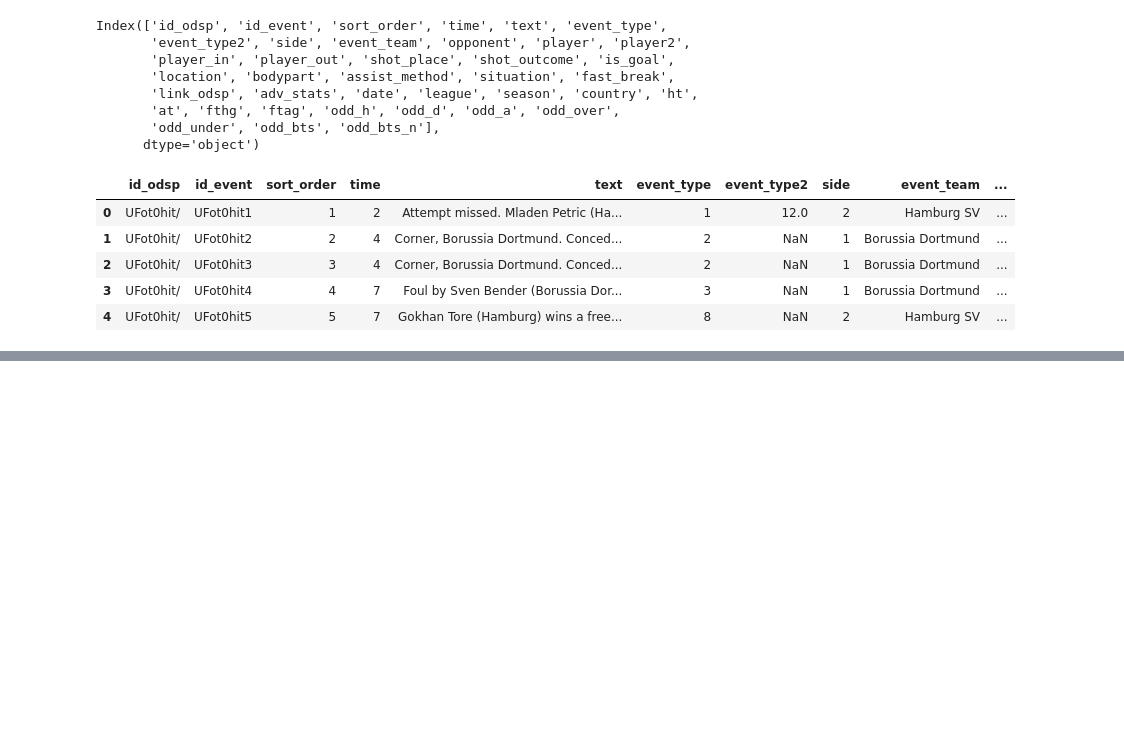
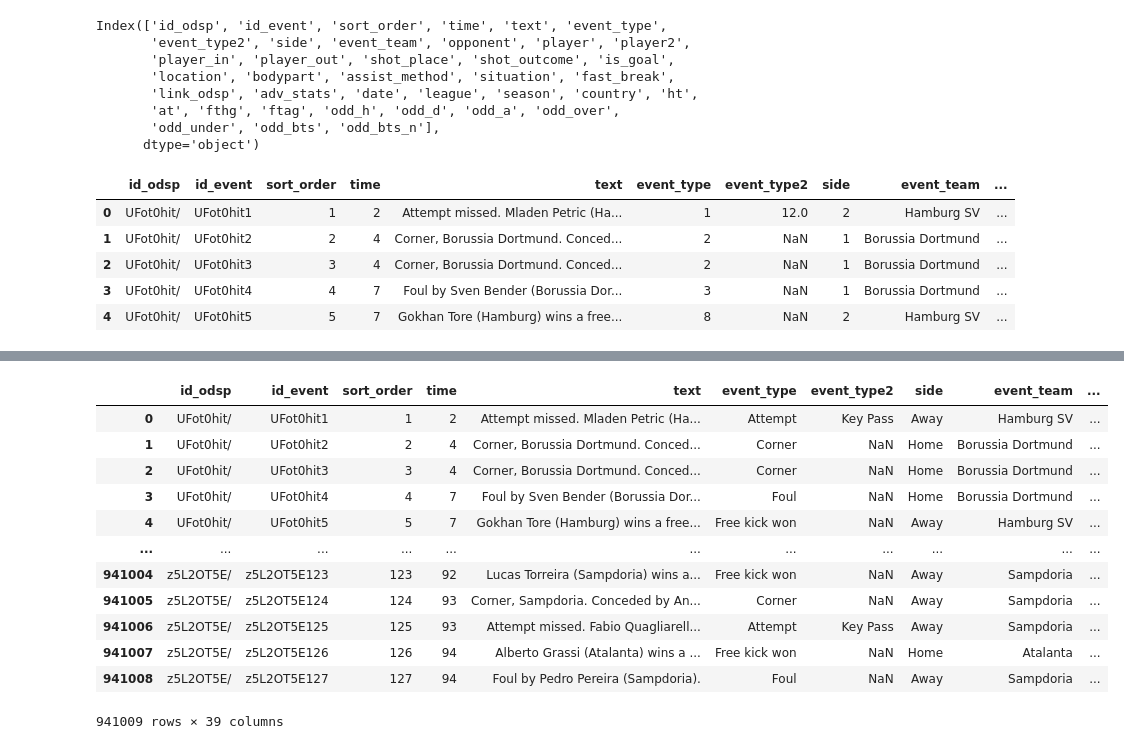
Before and after one commit to asif256000/realistic_football_commentary_generator, a Jupyter notebook: src/data_analysis.ipynb, the cells around one changed output, grey strips where cells are left out. Saved outputs shown, nothing was run; the diff lists cells and outputs as text; code cells hidden in the pictures; blank space fills up the shorter version.

```diff
--- a/src/data_analysis.ipynb
+++ b/src/data_analysis.ipynb
@@ -3,0 +6,4 @@ from pathlib import Path
+# %%
+event_dict_file = Path("..", "resources", "data", "dictionary.yaml")
+with open(event_dict_file, "r") as ed_file:
+    event_dict = yaml.safe_load(ed_file)
@@ -100,0 +126,5 @@ combined_data.head()
+# %%
+for column_name, mapping in event_dict.items():
+    print(column_name)
+    mapping = {int(ev): ev_name for ev, ev_name in mapping.items()}
+    print(mapping)
@@ -100,0 +150,22 @@ combined_data.head()
+# %%
+for column_name, mapping in event_dict.items():
+    mapping = {int(ev): ev_name for ev, ev_name in mapping.items()}
+    combined_data[column_name] = combined_data[column_name].fillna(-1).astype(int)
+    combined_data[column_name] = combined_data[column_name].map(mapping)
+    combined_data[column_name] = combined_data[column_name].replace(-1, np.nan)
+# %%
+combined_data
+# %% [output]
+|  | id_odsp | id_event | sort_order | time | text | event_type | event_type2 | side | event_team | ... |
+| 0 | UFot0hit/ | UFot0hit1 | 1 | 2 | Attempt missed. Mladen Petric (Ha... | Attempt | Key Pass | Away | Hamburg SV | ... |
+| 1 | UFot0hit/ | UFot0hit2 | 2 | 4 | Corner, Borussia Dortmund. Conced... | Corner | NaN | Home | Borussia Dortmund | ... |
+| 2 | UFot0hit/ | UFot0hit3 | 3 | 4 | Corner, Borussia Dortmund. Conced... | Corner | NaN | Home | Borussia Dortmund | ... |
+| 3 | UFot0hit/ | UFot0hit4 | 4 | 7 | Foul by Sven Bender (Borussia Dor... | Foul | NaN | Home | Borussia Dortmund | ... |
+| 4 | UFot0hit/ | UFot0hit5 | 5 | 7 | Gokhan Tore (Hamburg) wins a free... | Free kick won | NaN | Away | Hamburg SV | ... |
+| ... | ... | ... | ... | ... | ... | ... | ... | ... | ... | ... |
+| 941004 | z5L2OT5E/ | z5L2OT5E123 | 123 | 92 | Lucas Torreira (Sampdoria) wins a... | Free kick won | NaN | Away | Sampdoria | ... |
+| 941005 | z5L2OT5E/ | z5L2OT5E124 | 124 | 93 | Corner, Sampdoria. Conceded by An... | Corner | NaN | Away | Sampdoria | ... |
+| 941006 | z5L2OT5E/ | z5L2OT5E125 | 125 | 93 | Attempt missed. Fabio Quagliarell... | Attempt | Key Pass | Away | Sampdoria | ... |
+| 941007 | z5L2OT5E/ | z5L2OT5E126 | 126 | 94 | Alberto Grassi (Atalanta) wins a ... | Free kick won | NaN | Home | Atalanta | ... |
+| 941008 | z5L2OT5E/ | z5L2OT5E127 | 127 | 94 | Foul by Pedro Pereira (Sampdoria). | Foul | NaN | Away | Sampdoria | ... |
+941009 rows × 39 columns
```
Also changed, not shown: parts of 7 cells of this notebook.
